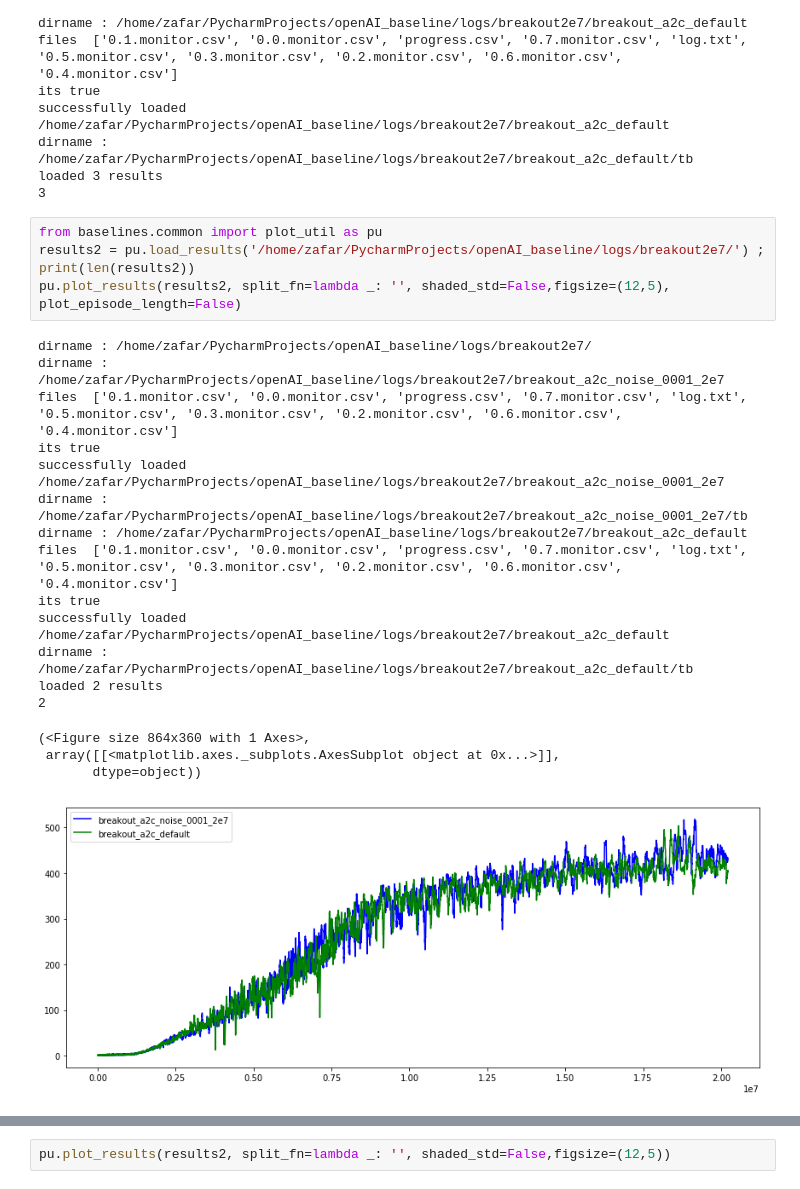
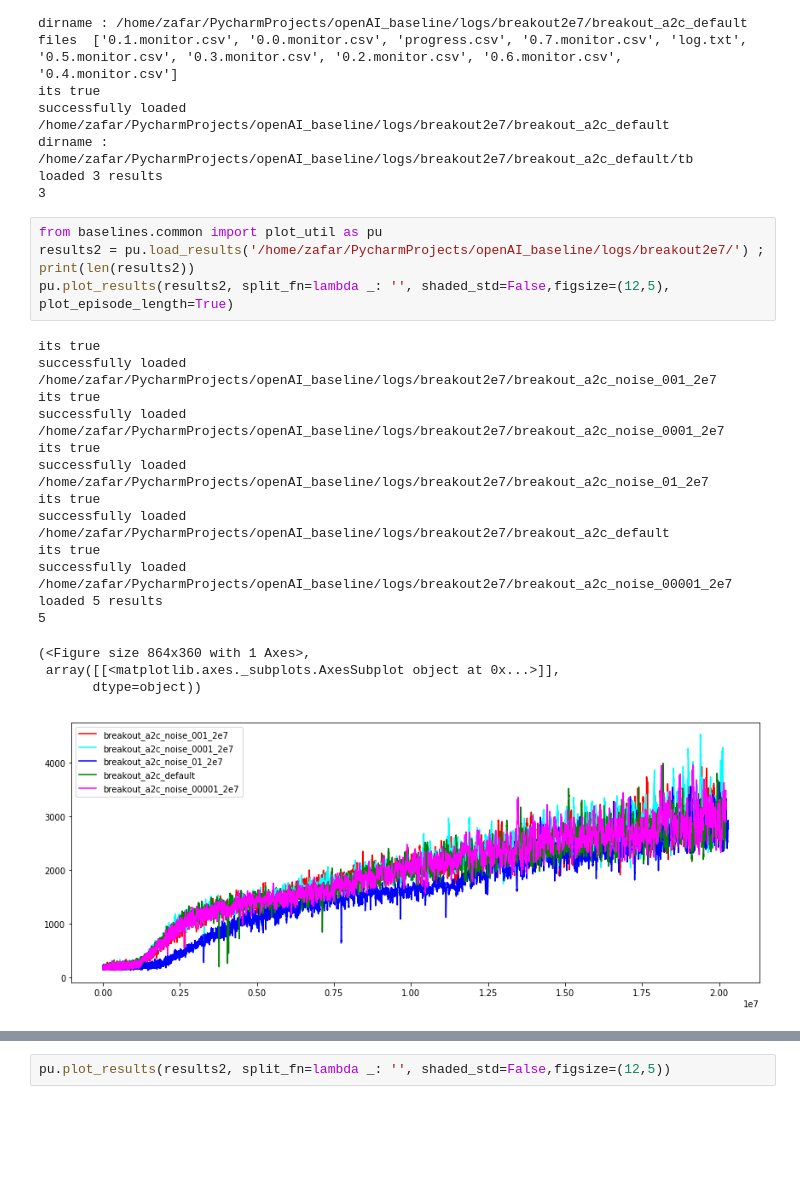
Before and after one commit to zfar-/baselines, a Jupyter notebook: Untitled.ipynb, the cells around one changed output, grey strips where cells are left out. Drawn from its saved outputs; the diff is of its cells as text; blank space fills up the shorter version.

```diff
--- a/Untitled.ipynb
+++ b/Untitled.ipynb
@@ -93,23 +93,22 @@ loaded 3 results
 # %%
 from baselines.common import plot_util as pu
 results2 = pu.load_results('/home/zafar/PycharmProjects/openAI_baseline/logs/breakout2e7/') ; print(len(results2))
-pu.plot_results(results2, split_fn=lambda _: '', shaded_std=False,figsize=(12,5), plot_episode_length=False)
+pu.plot_results(results2, split_fn=lambda _: '', shaded_std=False,figsize=(12,5), plot_episode_length=True)
 # %% [output]
-dirname : /home/zafar/PycharmProjects/openAI_baseline/logs/breakout2e7/
-dirname : /home/zafar/PycharmProjects/openAI_baseline/logs/breakout2e7/breakout_a2c_noise_0001_2e7
-files  ['0.1.monitor.csv', '0.0.monitor.csv', 'progress.csv', '0.7.monitor.csv', 'log.txt', '0.5.monitor.csv', '0.3.monitor.csv', '0.2.monitor.csv', '0.6.monitor.csv', '0.4.monitor.csv']
+its true
+successfully loaded /home/zafar/PycharmProjects/openAI_baseline/logs/breakout2e7/breakout_a2c_noise_001_2e7
 its true
 successfully loaded /home/zafar/PycharmProjects/openAI_baseline/logs/breakout2e7/breakout_a2c_noise_0001_2e7
-dirname : /home/zafar/PycharmProjects/openAI_baseline/logs/breakout2e7/breakout_a2c_noise_0001_2e7/tb
-dirname : /home/zafar/PycharmProjects/openAI_baseline/logs/breakout2e7/breakout_a2c_default
-files  ['0.1.monitor.csv', '0.0.monitor.csv', 'progress.csv', '0.7.monitor.csv', 'log.txt', '0.5.monitor.csv', '0.3.monitor.csv', '0.2.monitor.csv', '0.6.monitor.csv', '0.4.monitor.csv']
+its true
+successfully loaded /home/zafar/PycharmProjects/openAI_baseline/logs/breakout2e7/breakout_a2c_noise_01_2e7
 its true
 successfully loaded /home/zafar/PycharmProjects/openAI_baseline/logs/breakout2e7/breakout_a2c_default
-dirname : /home/zafar/PycharmProjects/openAI_baseline/logs/breakout2e7/breakout_a2c_default/tb
-loaded 2 results
-2
+its true
+successfully loaded /home/zafar/PycharmProjects/openAI_baseline/logs/breakout2e7/breakout_a2c_noise_00001_2e7
+loaded 5 results
+5
 (<Figure size 864x360 with 1 Axes>,
  array([[<matplotlib.axes._subplots.AxesSubplot object at 0x...>]],
        dtype=object))
-[figure, old version]
+[figure, new version]
 # %%
```
Also changed, not shown: parts of 1 cell of this notebook, 5 other files.
